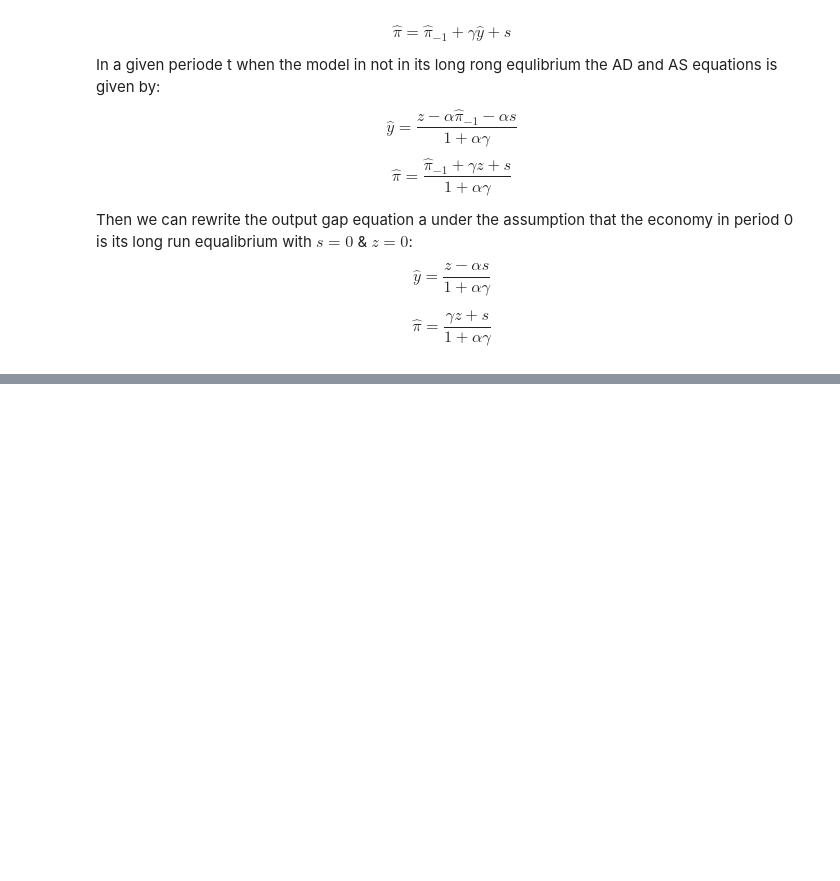
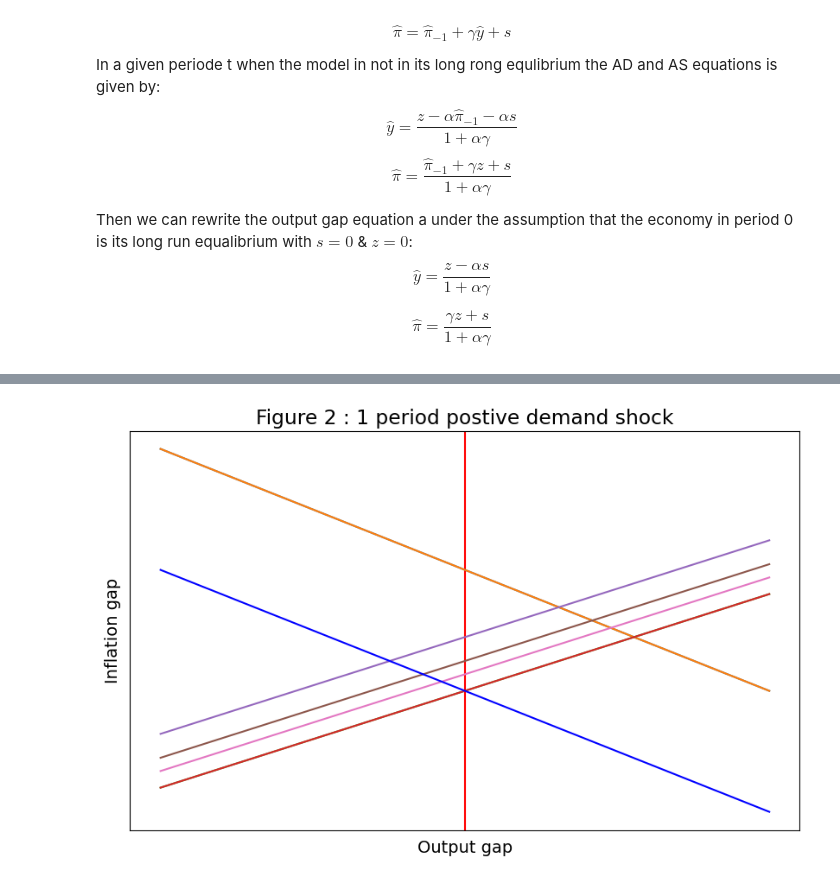
Before and after one commit to OscarErnst/Noter, a Jupyter notebook: IntroProg/Model Project/modelproject.ipynb, the cells around one changed output, grey strips where cells are left out. Drawn from its saved outputs; the diff is of its cells as text; code cells hidden in the pictures; blank space fills up the shorter version.

```diff
--- a/IntroProg/Model Project/modelproject.ipynb
+++ b/IntroProg/Model Project/modelproject.ipynb
@@ -63,0 +70,6 @@ plt.show()
+# %%
+asad_model = ASAD(T=5, z=0.01, s=0, gamma=1, alpha=0.8, z_duration=1, s_duration=0)
+asad_model.solve_model()
+asad_model.plot_ad_as()
+# %% [output]
+[figure, added]
```
Also changed, not shown: parts of 12 cells of this notebook, 1 other file.
